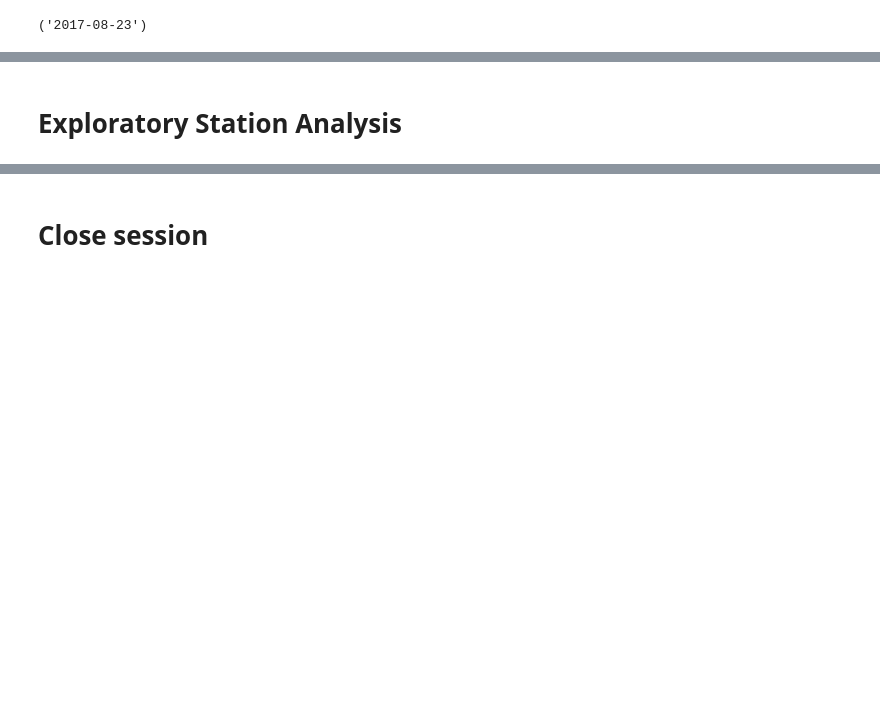
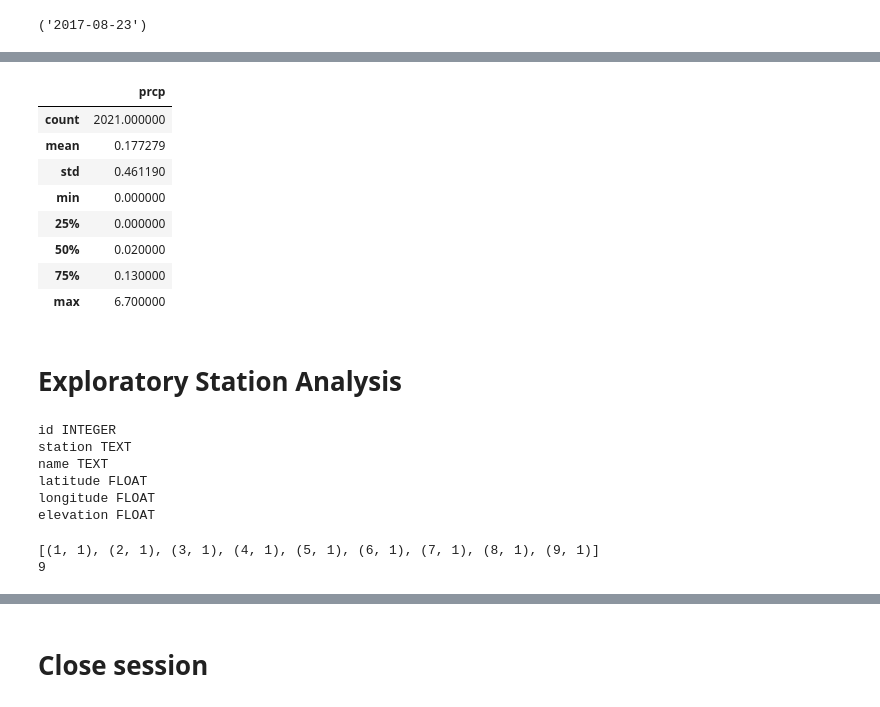
Before and after one commit to DrummerGirlLB/sqlalchemy-challenge, a Jupyter notebook: Instructions/climate_starter.ipynb, the cells around one changed output, grey strips where cells are left out. Cells and saved outputs as stored; diff of their text form; code cells hidden in the pictures; blank space fills up the shorter version.

```diff
--- a/Instructions/climate_starter.ipynb
+++ b/Instructions/climate_starter.ipynb
@@ -67,9 +98,38 @@ session.query(measurement.date).order_by(measurement.date.desc()).first()
 # %%
 # Use Pandas to calcualte the summary statistics for the precipitation data
+precipitation_data.describe()
+# %% [output]
+|  | prcp |
+| count | 2021.000000 |
+| mean | 0.177279 |
+| std | 0.461190 |
+| min | 0.000000 |
+| 25% | 0.000000 |
+| 50% | 0.020000 |
+| 75% | 0.130000 |
+| max | 6.700000 |
 # %% [markdown]
 # Exploratory Station Analysis
+# %%
+columns = inspector.get_columns('station')
+for column in columns:
+    print(column["name"], column["type"])
+# %% [output]
+id INTEGER
+station TEXT
+name TEXT
+latitude FLOAT
+longitude FLOAT
+elevation FLOAT
 # %%
 # Design a query to calculate the total number stations in the dataset
+station_count = session.query(Station.id, func.count(Station.id)).group_by(Station.id).all()
+station_counts = session.query(Station.id).count()
+print(station_count)
+print(station_counts)
+# %% [output]
+[(1, 1), (2, 1), (3, 1), (4, 1), (5, 1), (6, 1), (7, 1), (8, 1), (9, 1)]
+9
 # %%
 # Design a query to find the most active stations (i.e. what stations have the most rows?)
 # List the stations and the counts in descending order.
```
Also changed, not shown: parts of 13 cells of this notebook.
